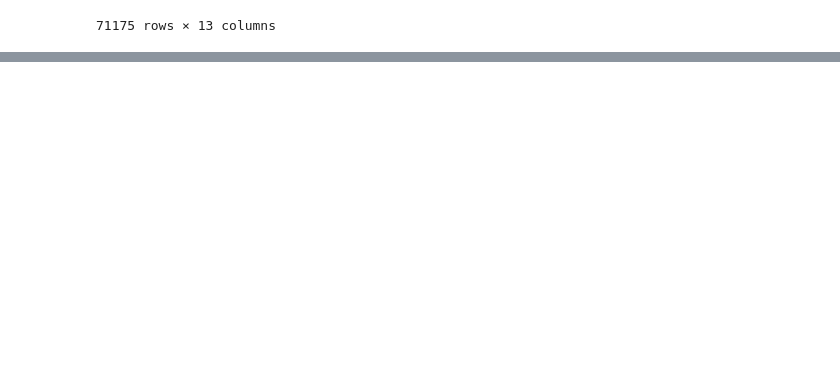
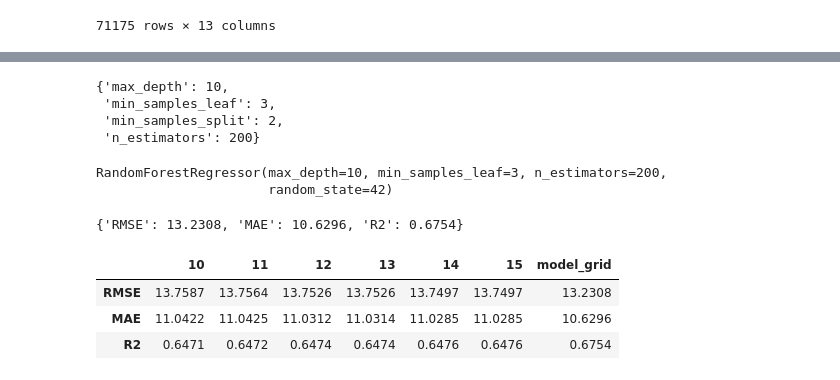
Before and after one commit to lukitasmois/ia-aumentada-prevision-de-atrasos-de-vuelos, a Jupyter notebook: notebook.ipynb, the cells around one changed output, grey strips where cells are left out. Cells and saved outputs as stored; diff of their text form; code cells hidden in the pictures; blank space fills up the shorter version.

Commit message:
04.03. Busco el ajuste de hiperparametros mas adecuada para el dataset con un modelo RandomForestRegressor

```diff
--- a/notebook.ipynb
+++ b/notebook.ipynb
@@ -507,3 +507,19 @@ X_selected_features
 | 71173 | 1 | 1 | 1 | 0 | 0 | ... |
 | 71174 | 1 | 1 | 0 | 0 | 0 | ... |
 71175 rows × 13 columns
+# %%
+X_train, X_test, y_train, y_test = train_test_split(X_selected_features, y, random_state=42)
+# %%
+param_grid = {
+    'max_depth': [5,10,15],
+    'min_sample_leaf':[1,2,3],
+    'min_sample_split':[2,4,6],
+    'n_estimators': [100,150,200]
+}
+# %%
+from sklearn.model_selection import GridSearchCV
+
+cv = KFold(n_splits=5 , shuffle=True, random_state=42)
+model_grid = GridSearchCV(RandomForestRegressor(random_state=42), param_grid=param_grid, scoring='r2', cv=cv)
+
+model_grid.fit(X_train, y_train)
@@ -509,0 +534,26 @@ X_selected_features
+# %%
+model_grid.best_params_
+# %% [output]
+{'max_depth': 10,
+ 'min_samples_leaf': 3,
+ 'min_samples_split': 2,
+ 'n_estimators': 200}
+# %%
+model_grid.best_estimator_
+# %% [output]
+RandomForestRegressor(max_depth=10, min_samples_leaf=3, n_estimators=200,
+                      random_state=42)
+# %%
+y_predict_grid = model_grid.predict(X_test)
+metricas_model_grid = calcular_regresion(y_test, y_predict_grid)
+metricas_model_grid
+# %% [output]
+{'RMSE': 13.2308, 'MAE': 10.6296, 'R2': 0.6754}
+# %%
+resultados['model_grid'] = list(metricas_model_grid.values())
+resultados
+# %% [output]
+|  | 10 | 11 | 12 | 13 | 14 | 15 | model_grid |
+| RMSE | 13.7587 | 13.7564 | 13.7526 | 13.7526 | 13.7497 | 13.7497 | 13.2308 |
+| MAE | 11.0422 | 11.0425 | 11.0312 | 11.0314 | 11.0285 | 11.0285 | 10.6296 |
+| R2 | 0.6471 | 0.6472 | 0.6474 | 0.6474 | 0.6476 | 0.6476 | 0.6754 |
```
Also changed, not shown: parts of 5 cells of this notebook.
